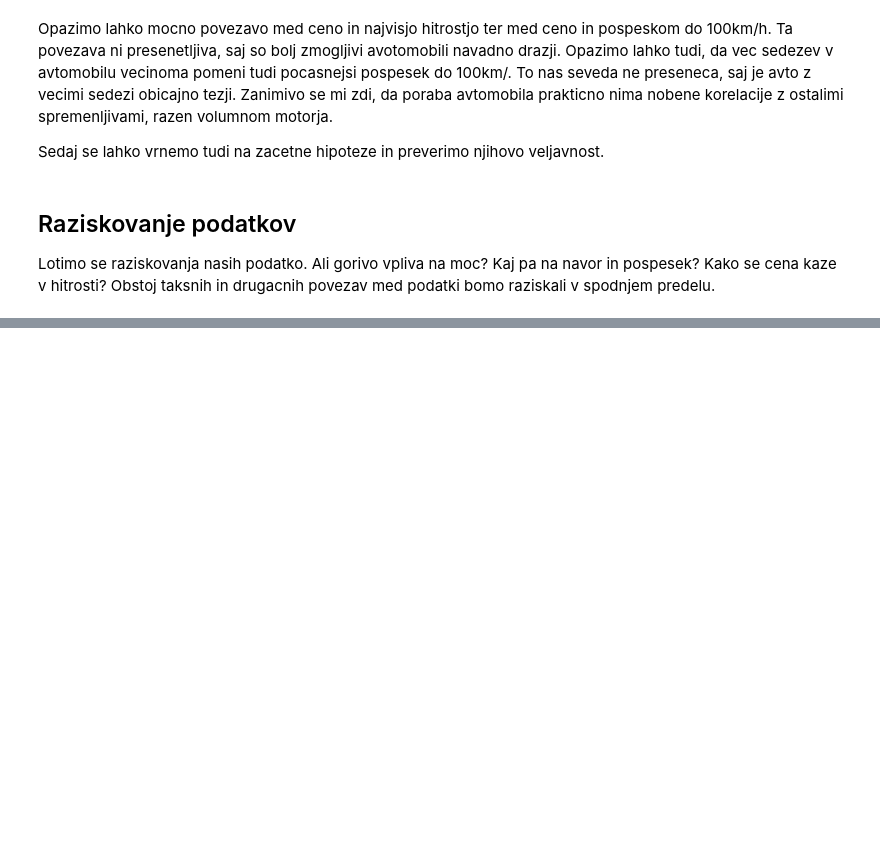
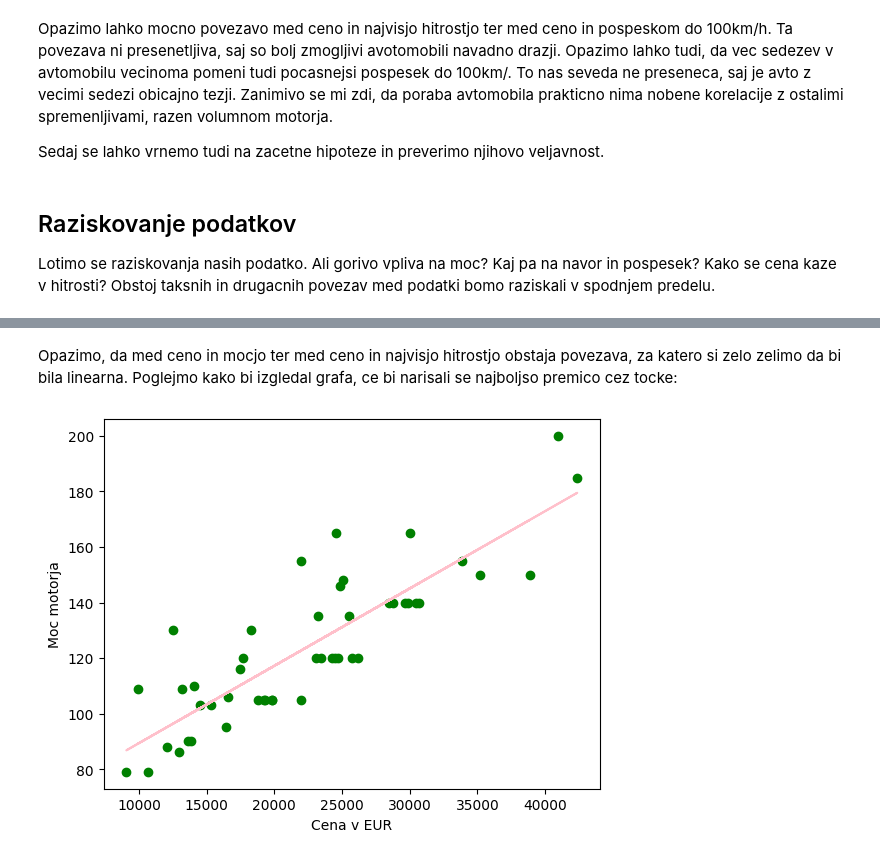
Before and after one commit to urbancluka/UVP-Projektna-naloga, a Jupyter notebook: analiza.ipynb, the cells around one changed output, grey strips where cells are left out. Drawn from its saved outputs; the diff is of its cells as text; code cells hidden in the pictures; blank space fills up the shorter version.

```diff
--- a/analiza.ipynb
+++ b/analiza.ipynb
@@ -215,0 +234,16 @@ Lotimo se raziskovanja nasih podatko. Ali gorivo vpliva na moc? Kaj pa na navor
+# %% [markdown]
+Opazimo, da med ceno in mocjo ter med ceno in najvisjo hitrostjo obstaja povezava, za katero si zelo zelimo da bi bila linearna. Poglejmo kako bi izgledal grafa, ce bi narisali se najboljso premico cez tocke:
+# %%
+X = podatki_o_avtih["Price (EUR)"]
+Y = podatki_o_avtih["Power"]
+
+coefficients = np.polyfit(X, Y, 1)
+poly = np.poly1d(coefficients)
+
+plt.scatter(X, Y, color="green")
+plt.plot(X, poly(X), color="pink", label="Best fit")
+plt.xlabel("Cena v EUR")
+plt.ylabel("Moc motorja")
+plt.show()
+# %% [output]
+[figure, added]
```
Also changed, not shown: parts of 15 cells of this notebook.
